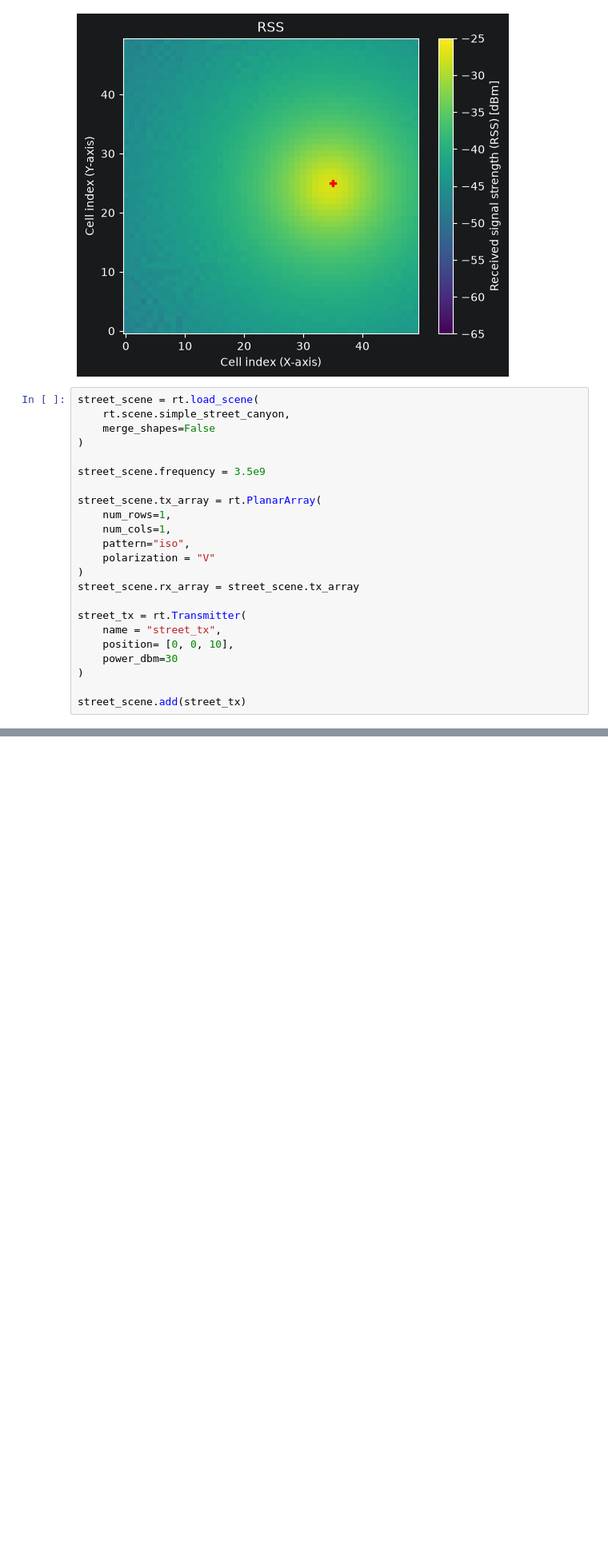
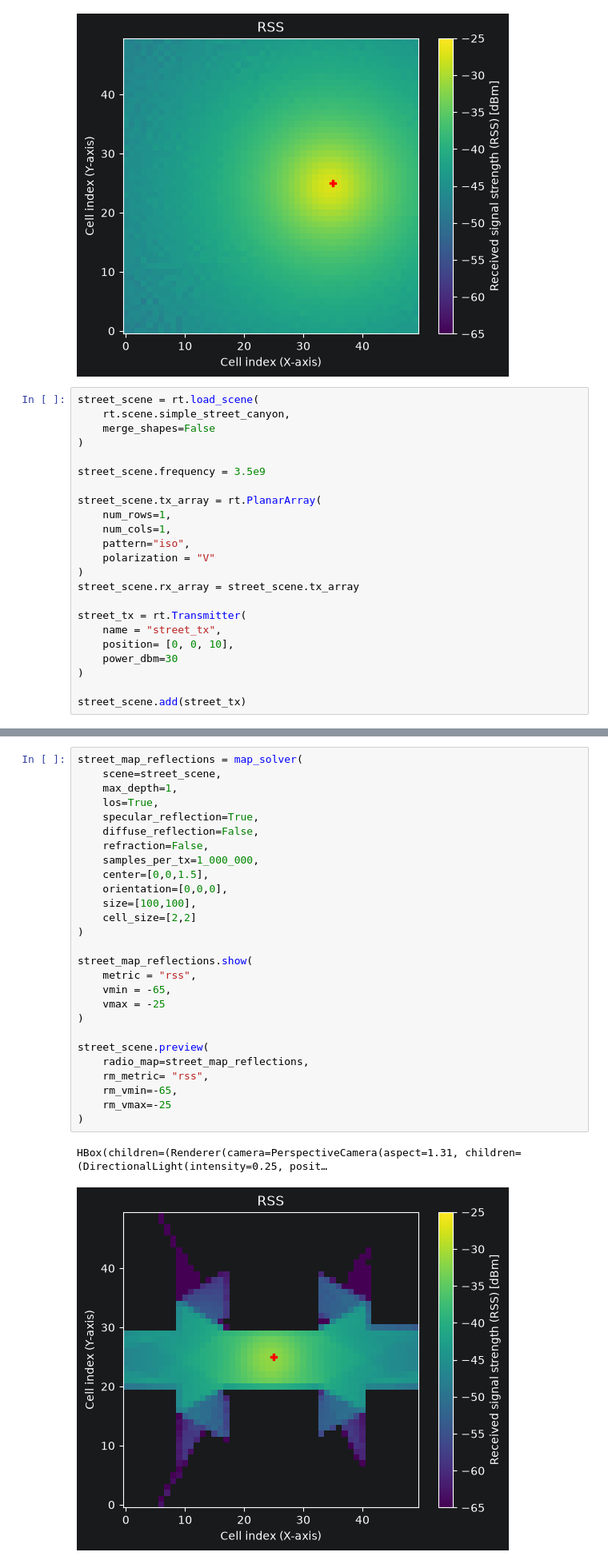
Before and after one commit to yexur3/learning-notes, a Jupyter notebook: python-projects/practice-python-and-sionna-study/practice.ipynb, the cells around one changed output, grey strips where cells are left out. Shown at 80% size. Saved outputs shown, nothing was run; the diff lists cells and outputs as text; blank space fills up the shorter version.

Commit message:
coverage of simple scene

```diff
--- a/python-projects/practice-python-and-sionna-study/practice.ipynb
+++ b/python-projects/practice-python-and-sionna-study/practice.ipynb
@@ -266,3 +266,33 @@ street_scene.preview()
 # %% [output]
 HBox(children=(Renderer(camera=PerspectiveCamera(aspect=1.31, children=(DirectionalLight(intensity=0.25, posit…
 [figure]
+# %%
+street_map_reflections = map_solver(
+    scene=street_scene,
+    max_depth=1,
+    los=True,
+    specular_reflection=True,
+    diffuse_reflection=False,
+    refraction=False,
+    samples_per_tx=1_000_000,
+    center=[0,0,1.5],
+    orientation=[0,0,0],
+    size=[100,100],
+    cell_size=[2,2]
+)
+
+street_map_reflections.show(
+    metric = "rss",
+    vmin = -65,
+    vmax = -25
+)
+
+street_scene.preview(
+    radio_map=street_map_reflections,
+    rm_metric= "rss",
+    rm_vmin=-65,
+    rm_vmax=-25
+)
+# %% [output]
+HBox(children=(Renderer(camera=PerspectiveCamera(aspect=1.31, children=(DirectionalLight(intensity=0.25, posit…
+[figure, added]
```
Also changed, not shown: parts of 1 cell of this notebook.
